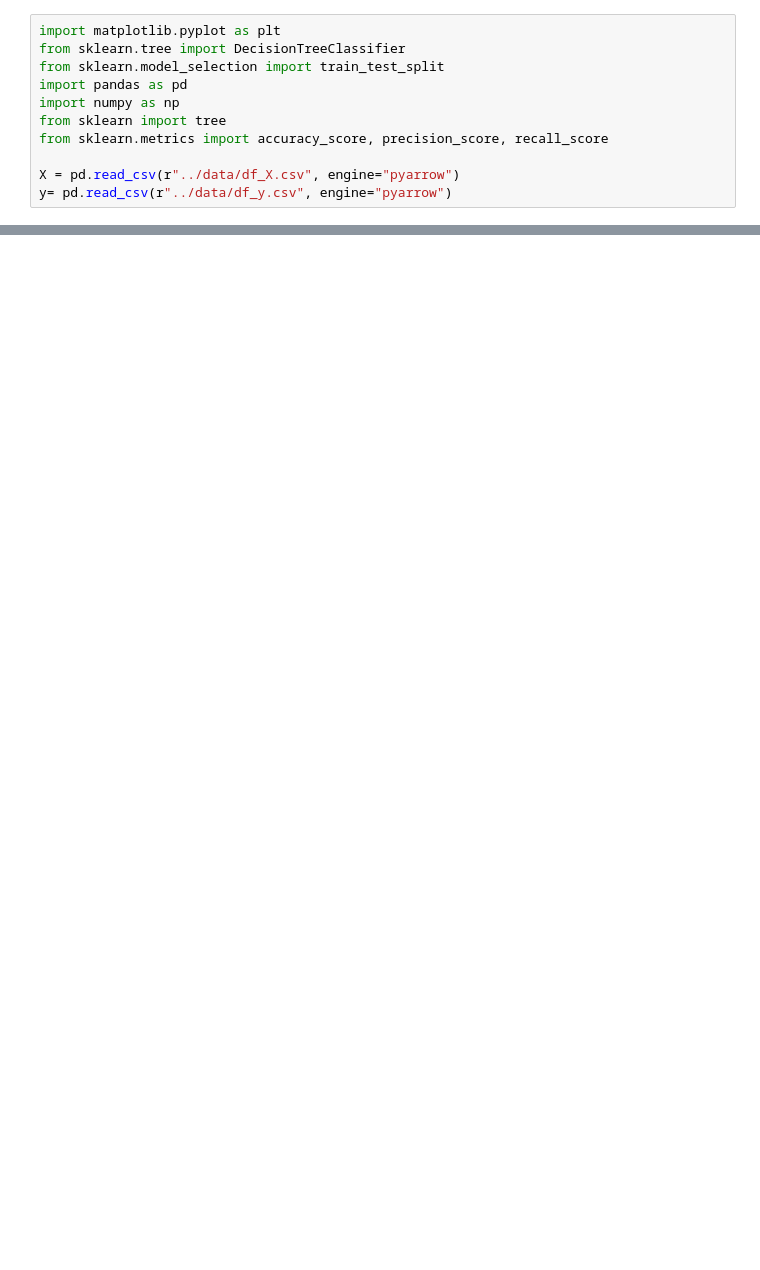
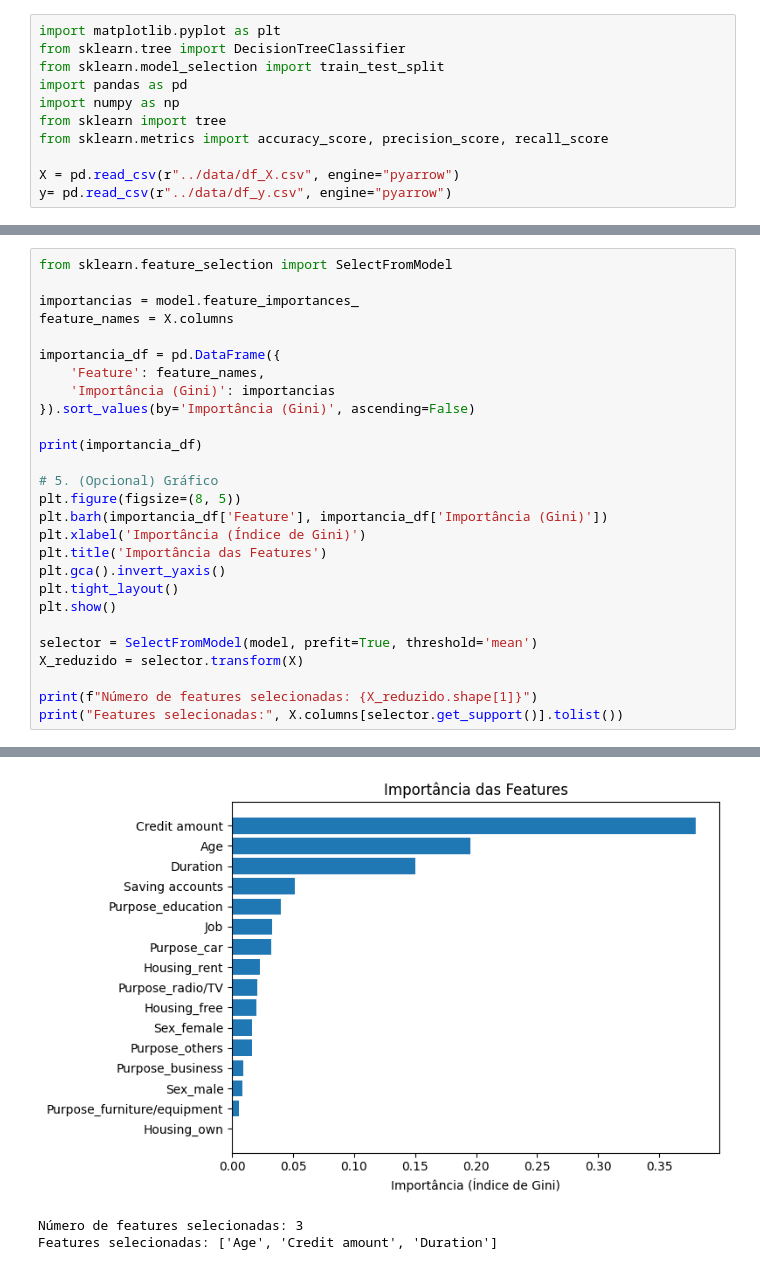
Before and after one commit to BrunoWolf03/T1-INF1038, a Jupyter notebook: src/decisiontree.ipynb, the cells around one changed output, grey strips where cells are left out. Drawn from its saved outputs; the diff is of its cells as text; blank space fills up the shorter version.

```diff
--- a/src/decisiontree.ipynb
+++ b/src/decisiontree.ipynb
@@ -44,0 +68,28 @@ fig.savefig('../data/imagens/imagename.png')
+# %%
+from sklearn.feature_selection import SelectFromModel
+
+importancias = model.feature_importances_
+feature_names = X.columns
+
+importancia_df = pd.DataFrame({
+    'Feature': feature_names,
+    'Importância (Gini)': importancias
+}).sort_values(by='Importância (Gini)', ascending=False)
+
+print(importancia_df)
+
+# 5. (Opcional) Gráfico
+plt.figure(figsize=(8, 5))
+plt.barh(importancia_df['Feature'], importancia_df['Importância (Gini)'])
+plt.xlabel('Importância (Índice de Gini)')
+plt.title('Importância das Features')
+plt.gca().invert_yaxis()
+plt.tight_layout()
+plt.show()
+
+selector = SelectFromModel(model, prefit=True, threshold='mean')
+X_reduzido = selector.transform(X)
+
+print(f"Número de features selecionadas: {X_reduzido.shape[1]}")
+print("Features selecionadas:", X.columns[selector.get_support()].tolist())
+# %% [output]
@@ -44,0 +113,3 @@ fig.savefig('../data/imagens/imagename.png')
+[figure, added]
+Número de features selecionadas: 3
+Features selecionadas: ['Age', 'Credit amount', 'Duration']
```
Also changed, not shown: parts of 8 cells of this notebook, 3 other files.
